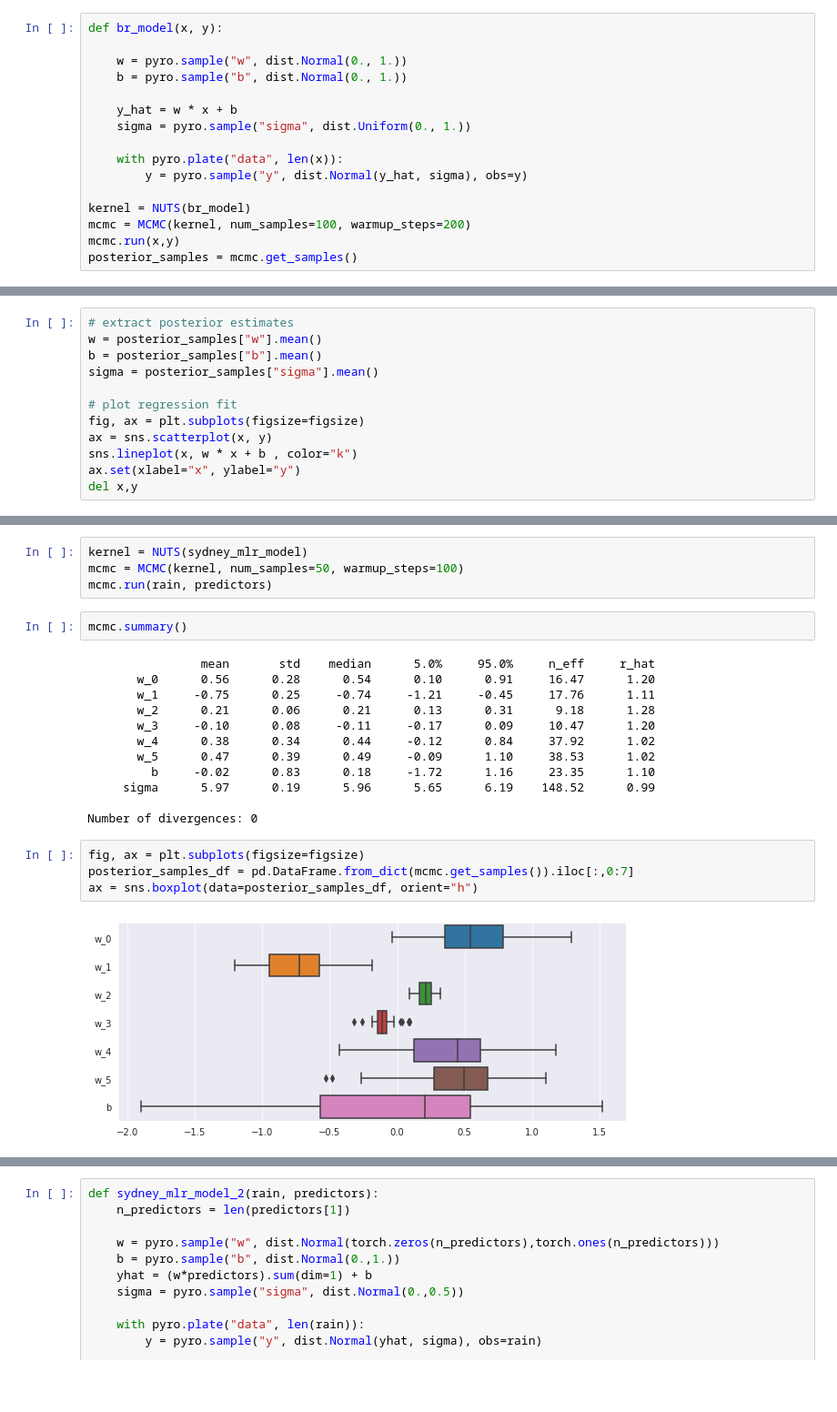
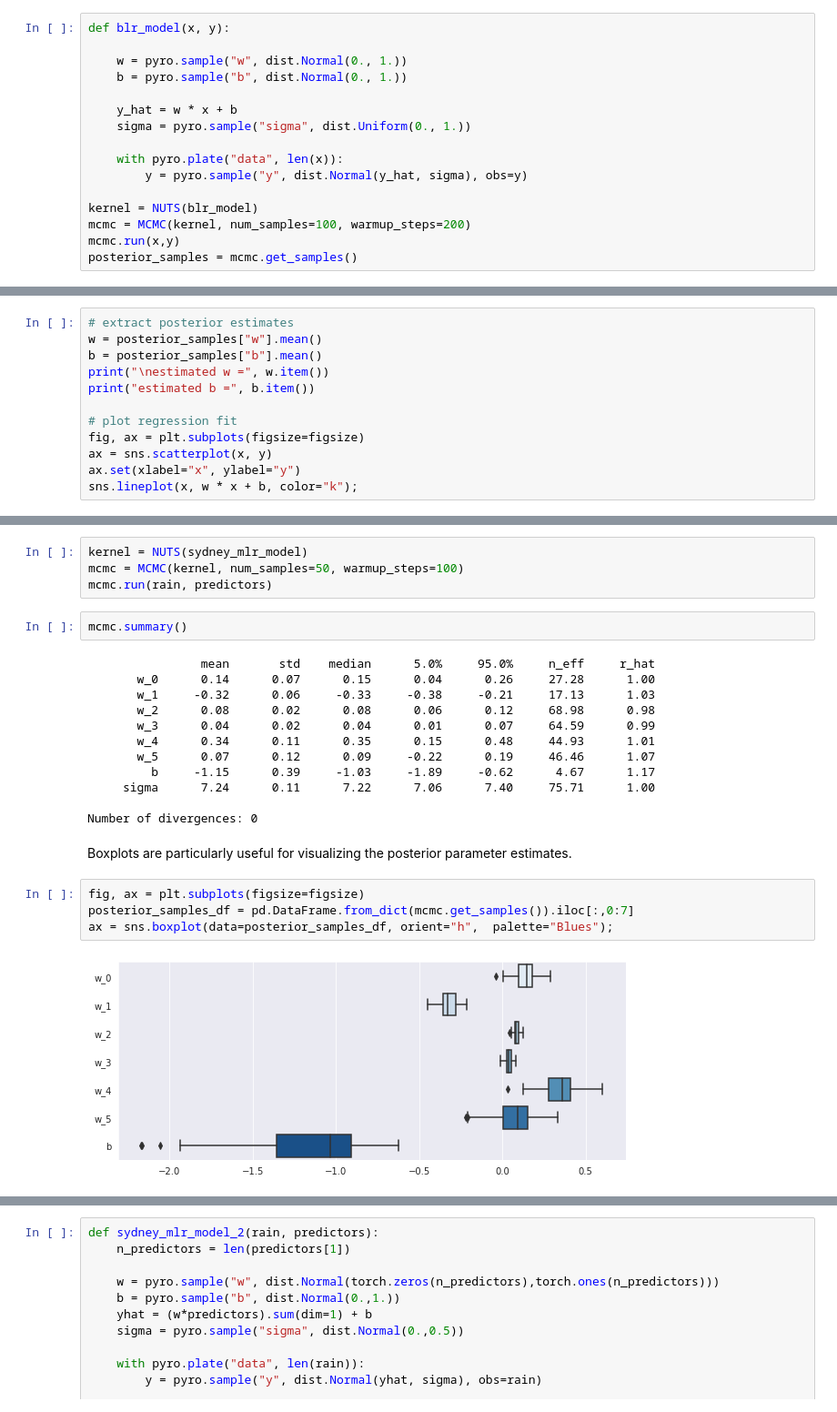
Before and after one commit to ginevracoal/statistical-machine-learning, a Jupyter notebook: notebooks/05_bayesian_regression_classification.ipynb, the cells around one changed output, grey strips where cells are left out. Shown at 91% size. Saved outputs shown, nothing was run; the diff lists cells and outputs as text; blank space fills up the shorter version.

```diff
--- a/notebooks/05_bayesian_regression_classification.ipynb
+++ b/notebooks/05_bayesian_regression_classification.ipynb
@@ -31,5 +65,5 @@ sns.scatterplot(x, y)
 # %%
-def br_model(x, y):
+def blr_model(x, y):
 
     w = pyro.sample("w", dist.Normal(0., 1.))
     b = pyro.sample("b", dist.Normal(0., 1.))
@@ -40,7 +74,7 @@ def br_model(x, y):
     with pyro.plate("data", len(x)):
         y = pyro.sample("y", dist.Normal(y_hat, sigma), obs=y)
 
-kernel = NUTS(br_model)
+kernel = NUTS(blr_model)
 mcmc = MCMC(kernel, num_samples=100, warmup_steps=200)
 mcmc.run(x,y)
 posterior_samples = mcmc.get_samples()
@@ -48,12 +84,12 @@ posterior_samples = mcmc.get_samples()
 # extract posterior estimates
 w = posterior_samples["w"].mean()
 b = posterior_samples["b"].mean()
-sigma = posterior_samples["sigma"].mean()
+print("\nestimated w =", w.item())
+print("estimated b =", b.item())
 
 # plot regression fit
 fig, ax = plt.subplots(figsize=figsize)
 ax = sns.scatterplot(x, y)
-sns.lineplot(x, w * x + b , color="k")
 ax.set(xlabel="x", ylabel="y")
-del x,y
+sns.lineplot(x, w * x + b, color="k");
 # %% [output]
@@ -133,19 +189,21 @@ mcmc.run(rain, predictors)
 mcmc.summary()
 # %% [output]
                 mean       std    median      5.0%     95.0%     n_eff     r_hat
-       w_0      0.56      0.28      0.54      0.10      0.91     16.47      1.20
-       w_1     -0.75      0.25     -0.74     -1.21     -0.45     17.76      1.11
-       w_2      0.21      0.06      0.21      0.13      0.31      9.18      1.28
-       w_3     -0.10      0.08     -0.11     -0.17      0.09     10.47      1.20
-       w_4      0.38      0.34      0.44     -0.12      0.84     37.92      1.02
-       w_5      0.47      0.39      0.49     -0.09      1.10     38.53      1.02
-         b     -0.02      0.83      0.18     -1.72      1.16     23.35      1.10
-     sigma      5.97      0.19      5.96      5.65      6.19    148.52      0.99
+       w_0      0.14      0.07      0.15      0.04      0.26     27.28      1.00
+       w_1     -0.32      0.06     -0.33     -0.38     -0.21     17.13      1.03
+       w_2      0.08      0.02      0.08      0.06      0.12     68.98      0.98
+       w_3      0.04      0.02      0.04      0.01      0.07     64.59      0.99
+       w_4      0.34      0.11      0.35      0.15      0.48     44.93      1.01
+       w_5      0.07      0.12      0.09     -0.22      0.19     46.46      1.07
+         b     -1.15      0.39     -1.03     -1.89     -0.62      4.67      1.17
+     sigma      7.24      0.11      7.22      7.06      7.40     75.71      1.00
 
 Number of divergences: 0
+# %% [markdown]
+Boxplots are particularly useful for visualizing the posterior parameter estimates.
 # %%
 fig, ax = plt.subplots(figsize=figsize)
 posterior_samples_df = pd.DataFrame.from_dict(mcmc.get_samples()).iloc[:,0:7]
-ax = sns.boxplot(data=posterior_samples_df, orient="h")
+ax = sns.boxplot(data=posterior_samples_df, orient="h",  palette="Blues");
 # %% [output]
-[figure, old version]
+[figure, new version]
```
Also changed, not shown: parts of 39 cells of this notebook.
